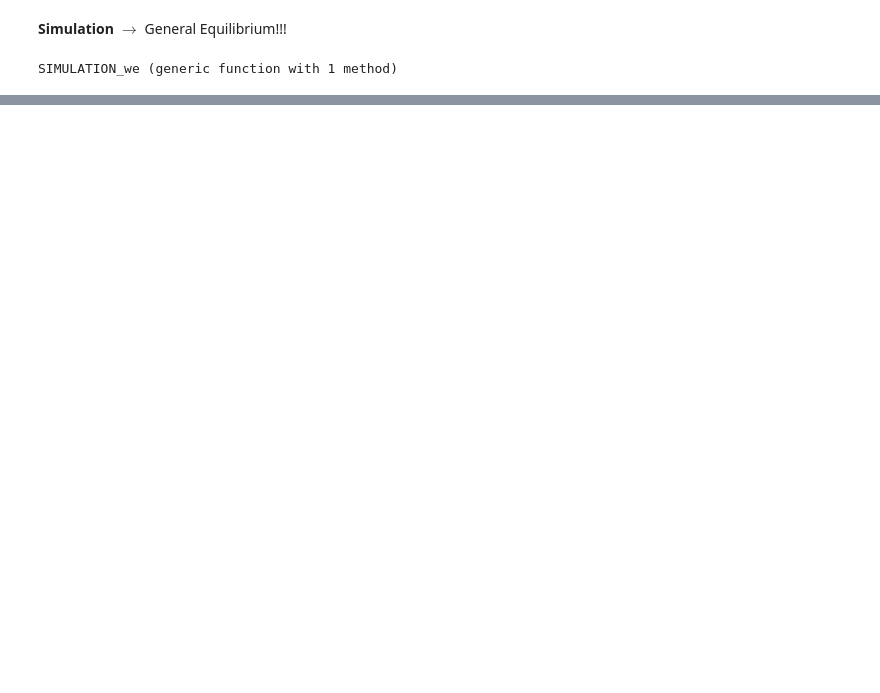
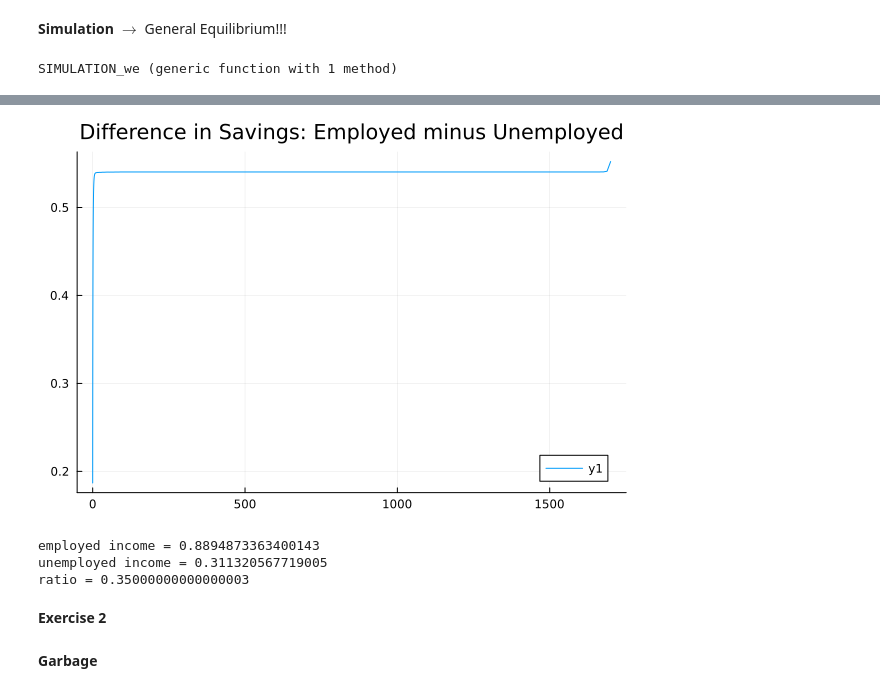
Before and after one commit to jorditorres1098/TSE-2025-2026, a Jupyter notebook: quantitative_econ/exam_quant_jt.ipynb, the cells around one changed output, grey strips where cells are left out. Drawn from its saved outputs; the diff is of its cells as text; code cells hidden in the pictures; blank space fills up the shorter version.

```diff
--- a/quantitative_econ/exam_quant_jt.ipynb
+++ b/quantitative_econ/exam_quant_jt.ipynb
@@ -564,0 +749,25 @@ dist I=0.9999999999957541
+# %%
+iprod = ceil(Int, size_m/2)
+
+plot(grid, save[:,iprod,2] .- save[:,iprod,1],
+    title="Difference in Savings: Employed minus Unemployed")
+# %% [output]
+[figure, added]
+# %%
+iprod = ceil(Int, size_m/2)
+a = grid[500]
+
+inc_emp   = wagerate * sstates[iprod] * (emplo[2] + b*(1-emplo[2])) * (1 - tau_wage)
+inc_unemp = wagerate * sstates[iprod] * (emplo[1] + b*(1-emplo[1])) * (1 - tau_wage)
+
+println("employed income = ", inc_emp)
+println("unemployed income = ", inc_unemp)
+println("ratio = ", inc_unemp / inc_emp)
+# %% [output]
+employed income = 0.8894873363400143
+unemployed income = 0.311320567719005
+ratio = 0.35000000000000003
+# %% [markdown]
+**Exercise 2**
+# %% [markdown]
+**Garbage**
```
Also changed, not shown: parts of 14 cells of this notebook.
